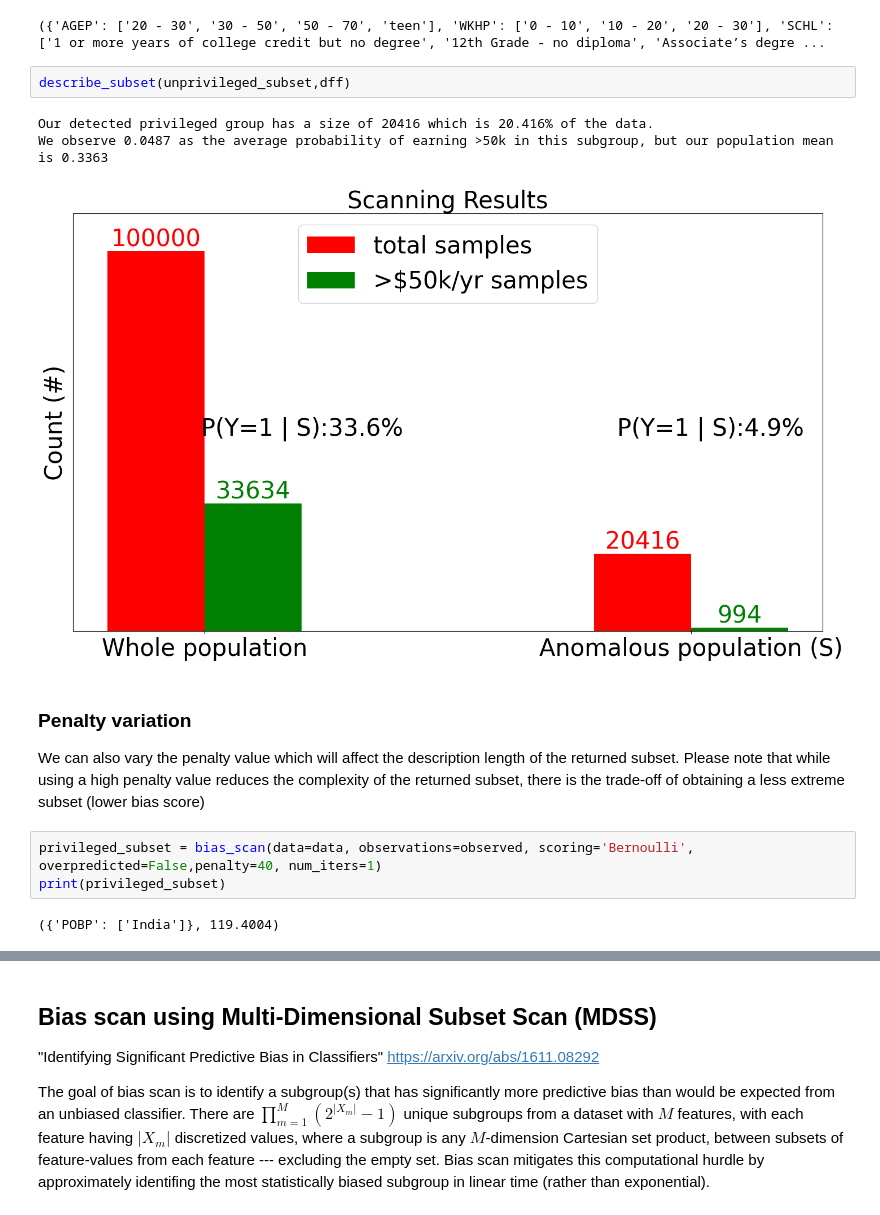
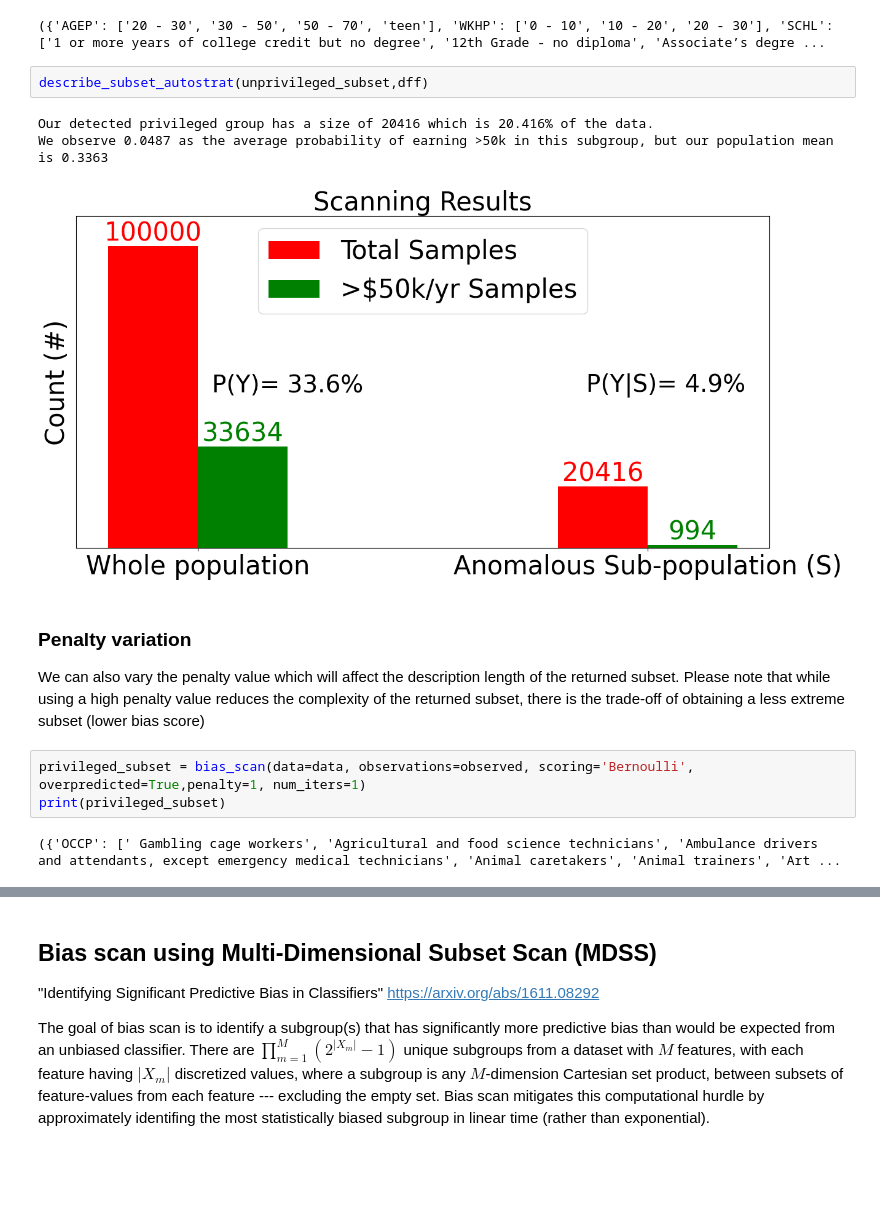
Before and after one commit to tanya-akumu2/folktables_scan, a Jupyter notebook: folktables_scan.ipynb, the cells around one changed output, grey strips where cells are left out. Saved outputs shown, nothing was run; the diff lists cells and outputs as text; blank space fills up the shorter version.

```diff
--- a/folktables_scan.ipynb
+++ b/folktables_scan.ipynb
@@ -147,18 +150,18 @@ print(unprivileged_subset)
 # %% [output]
 ({'AGEP': ['20 - 30', '30 - 50', '50 - 70', 'teen'], 'WKHP': ['0 - 10', '10 - 20', '20 - 30'], 'SCHL': ['1 or more years of college credit but no degree', '12th Grade - no diploma', 'Associate’s degre ...
 # %%
-describe_subset(unprivileged_subset,dff)
+describe_subset_autostrat(unprivileged_subset,dff)
 # %% [output]
 Our detected privileged group has a size of 20416 which is 20.416% of the data.
 We observe 0.0487 as the average probability of earning >50k in this subgroup, but our population mean is 0.3363
-[figure, old version]
+[figure, new version]
 # %% [markdown]
 ### Penalty variation
 
 We can also vary the penalty value which will affect the description length of the returned subset. Please note that while using a high penalty value reduces the complexity of the returned subset, there is the trade-off of obtaining a less extreme subset (lower bias score)
 # %%
-privileged_subset = bias_scan(data=data, observations=observed, scoring='Bernoulli', overpredicted=False,penalty=40, num_iters=1)
+privileged_subset = bias_scan(data=data, observations=observed, scoring='Bernoulli', overpredicted=True,penalty=1, num_iters=1)
 print(privileged_subset)
 # %% [output]
-({'POBP': ['India']}, 119.4004)
+({'OCCP': [' Gambling cage workers', 'Agricultural and food science technicians', 'Ambulance drivers and attendants, except emergency medical technicians', 'Animal caretakers', 'Animal trainers', 'Art ...
 # %%
```
Also changed, not shown: parts of 16 cells of this notebook.
